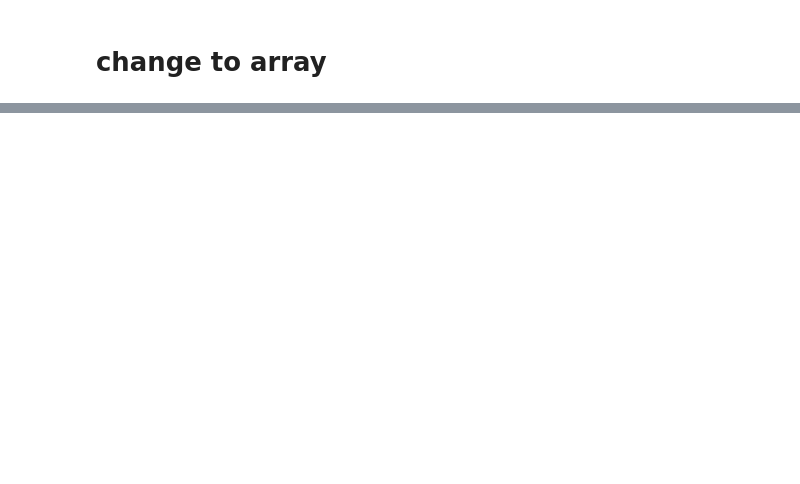
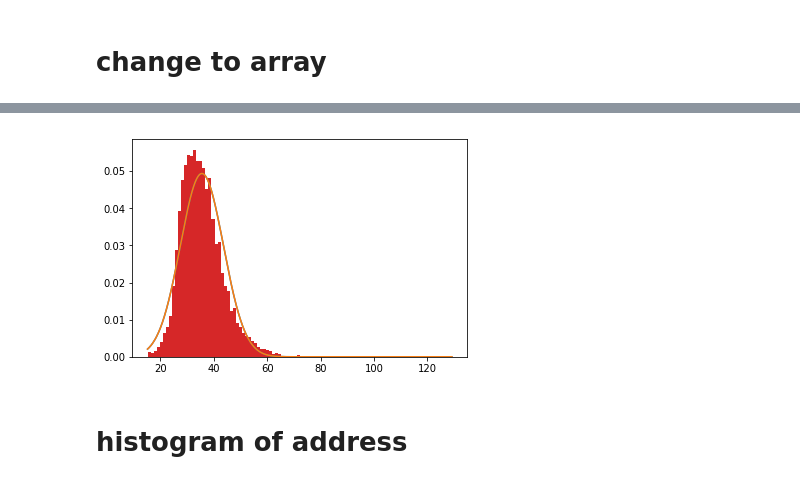
Before and after one commit to Kanbc/recommender-systems, a Jupyter notebook: explore/user.ipynb, the cells around one changed output, grey strips where cells are left out. Drawn from its saved outputs; the diff is of its cells as text; code cells hidden in the pictures; blank space fills up the shorter version.

```diff
--- a/explore/user.ipynb
+++ b/explore/user.ipynb
@@ -74,3 +104,21 @@ plt.show()
+# %%
+import numpy as np
+import scipy.stats as stats
+import pylab as pl
+
+sample = stats.norm.pdf(h, np.mean(h), np.std(h))
+pop = stats.norm.pdf(f, np.mean(f), np.std(f, ddof = 1))
+pl.plot(h,sample,'')
+pl.plot(f,sample,'')
+
+pl.hist(h,normed=True, bins=100)
+pl.hist(f,normed=True, bins=100)
+
+pl.show()
+# %% [output]
+[figure, added]
+# %% [markdown]
+# histogram of address
 # %%
 address=users.as_matrix(columns=users.columns[2:3])
 address
```
Also changed, not shown: parts of 20 cells of this notebook.
